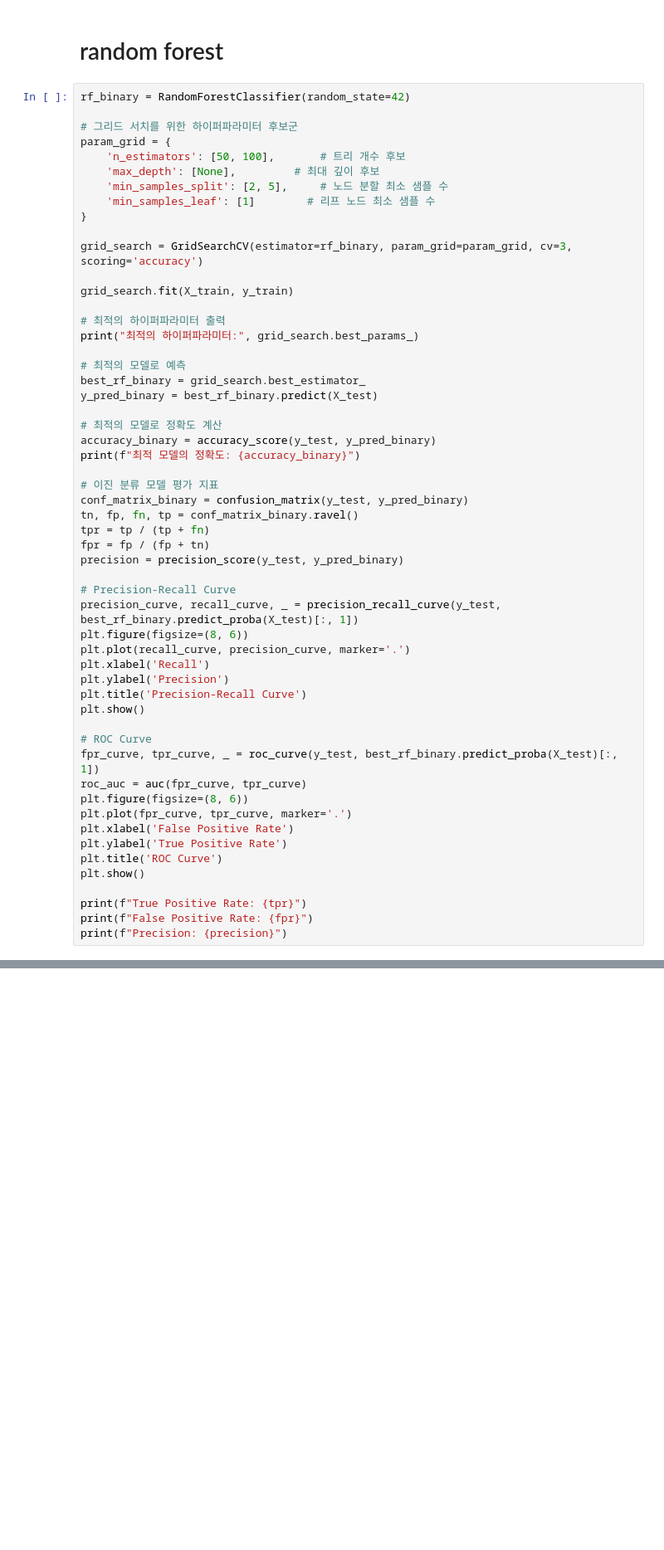
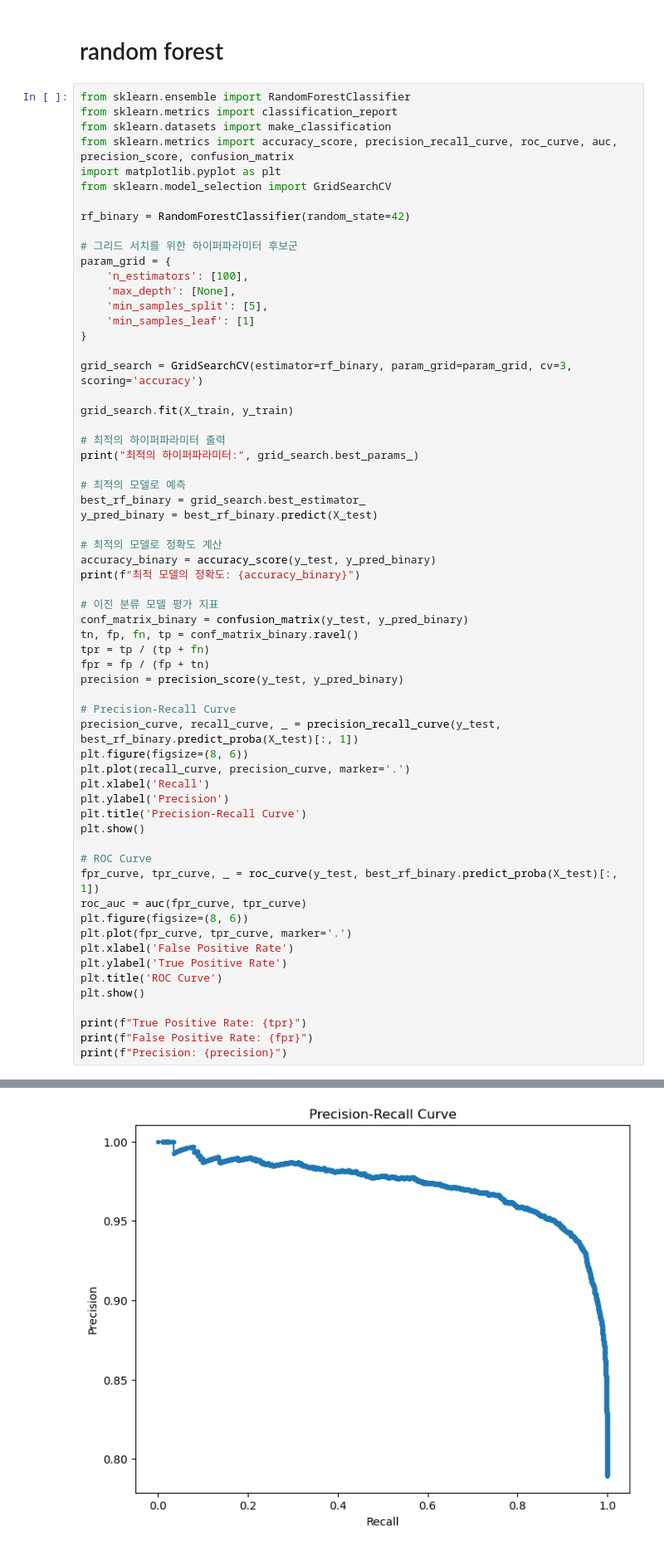
Before and after one commit to HyejinYoo/Packet-Based-Website-Fingerprinting, a Jupyter notebook: open/sequence_features/binary_multi_26.ipynb, the cells around one changed output, grey strips where cells are left out. Shown at 83% size. Saved outputs shown, nothing was run; the diff lists cells and outputs as text; blank space fills up the shorter version.

```diff
--- a/open/sequence_features/binary_multi_26.ipynb
+++ b/open/sequence_features/binary_multi_26.ipynb
@@ -468,14 +429,21 @@ Xm_train, Xm_test, ym_train, ym_test = train_test_split(med, Ym, test_size=0.2,
 # %% [markdown]
 # random forest
 # %%
+from sklearn.ensemble import RandomForestClassifier
+from sklearn.metrics import classification_report
+from sklearn.datasets import make_classification
+from sklearn.metrics import accuracy_score, precision_recall_curve, roc_curve, auc, precision_score, confusion_matrix
+import matplotlib.pyplot as plt
+from sklearn.model_selection import GridSearchCV
+
 rf_binary = RandomForestClassifier(random_state=42)
 
 # 그리드 서치를 위한 하이퍼파라미터 후보군
 param_grid = {
-    'n_estimators': [50, 100],       # 트리 개수 후보
-    'max_depth': [None],         # 최대 깊이 후보
-    'min_samples_split': [2, 5],     # 노드 분할 최소 샘플 수
-    'min_samples_leaf': [1]        # 리프 노드 최소 샘플 수
+    'n_estimators': [100],
+    'max_depth': [None],
+    'min_samples_split': [5],
+    'min_samples_leaf': [1]
 }
 
 grid_search = GridSearchCV(estimator=rf_binary, param_grid=param_grid, cv=3, scoring='accuracy')
@@ -522,3 +490,4 @@ plt.show()
 print(f"True Positive Rate: {tpr}")
 print(f"False Positive Rate: {fpr}")
 print(f"Precision: {precision}")
+# %% [output]
@@ -524,0 +496 @@ print(f"Precision: {precision}")
+[figure, added]
```
Also changed, not shown: parts of 15 cells of this notebook.
